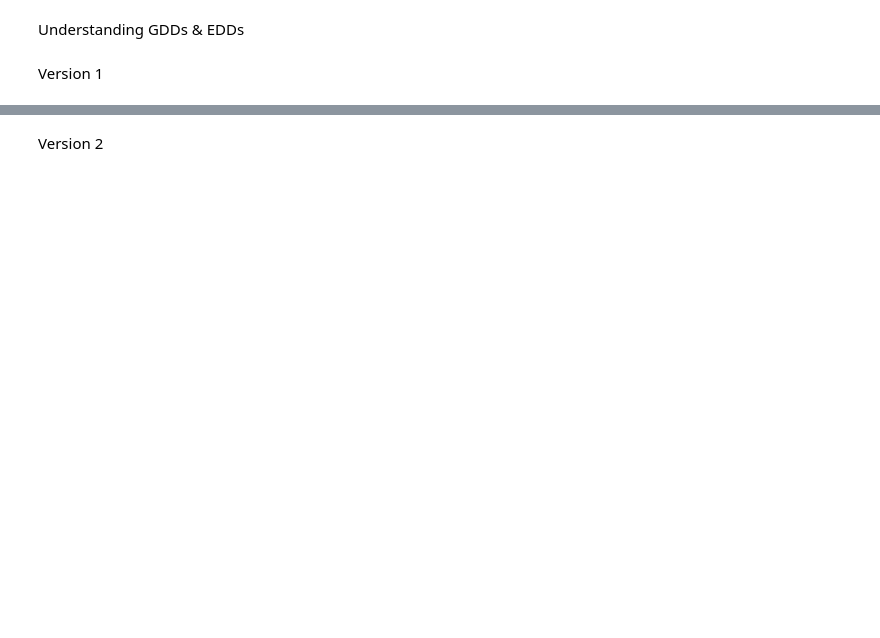
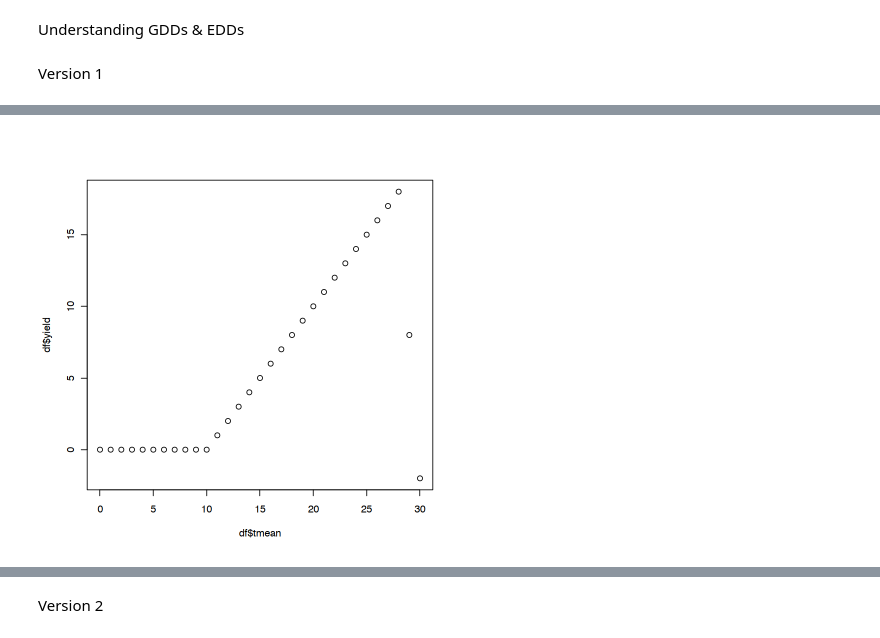
Before and after one commit to openmodels/ccecon2024, a Jupyter notebook: Week 6 - Some Econometrics Public.ipynb, the cells around one changed output, grey strips where cells are left out. Drawn from its saved outputs; the diff is of its cells as text; code cells hidden in the pictures; blank space fills up the shorter version.

```diff
--- a/Week 6 - Some Econometrics Public.ipynb
+++ b/Week 6 - Some Econometrics Public.ipynb
@@ -13,4 +62,6 @@ ggplot(df, aes(x=tmean)) + geom_line(aes(y=gdd)) + geom_line(aes(y=edd))
 # %%
 df$yield = df$gdd - 10 * df$edd
 # %%
-plot(df$yield)
+plot(df$tmean, df$yield)
+# %% [output]
+[figure, added]
```
Also changed, not shown: parts of 29 cells of this notebook.
